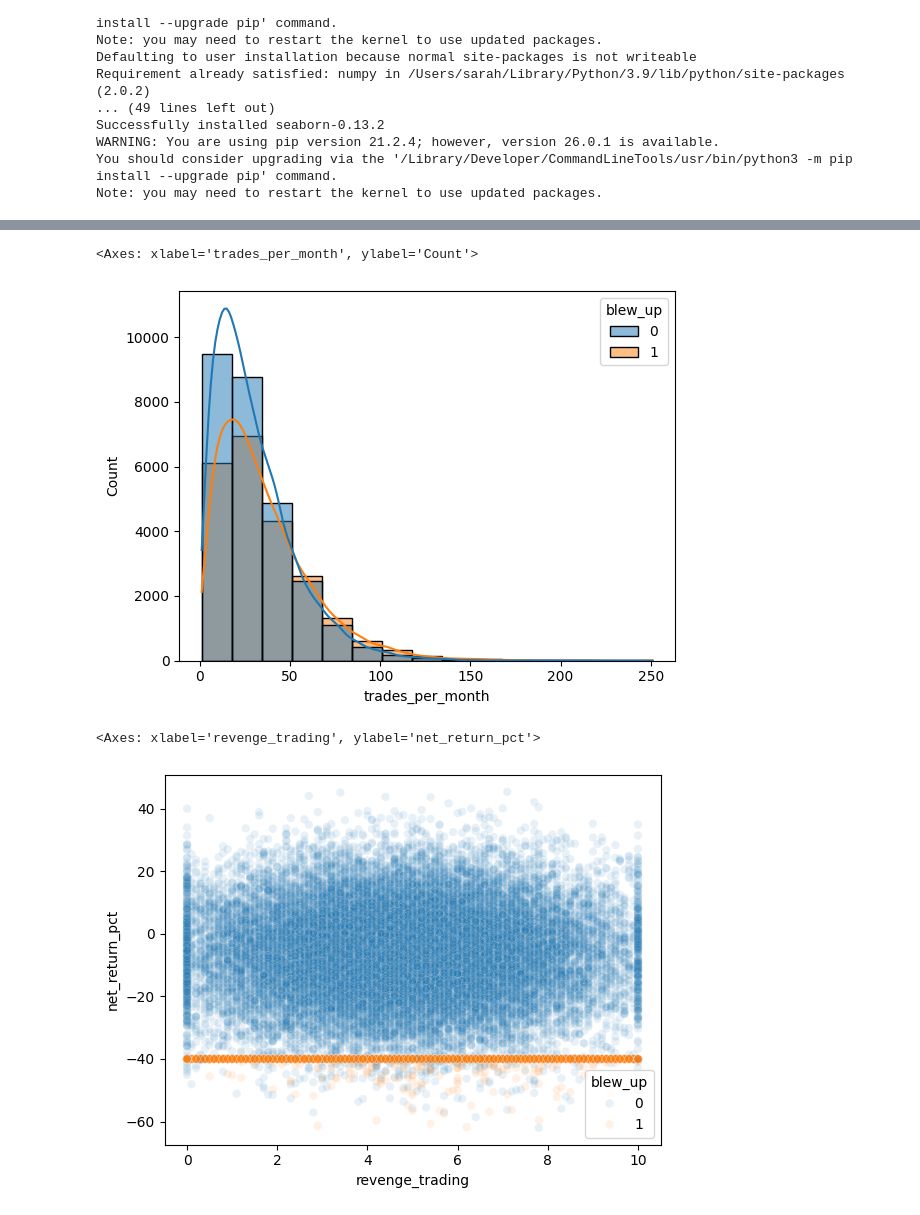
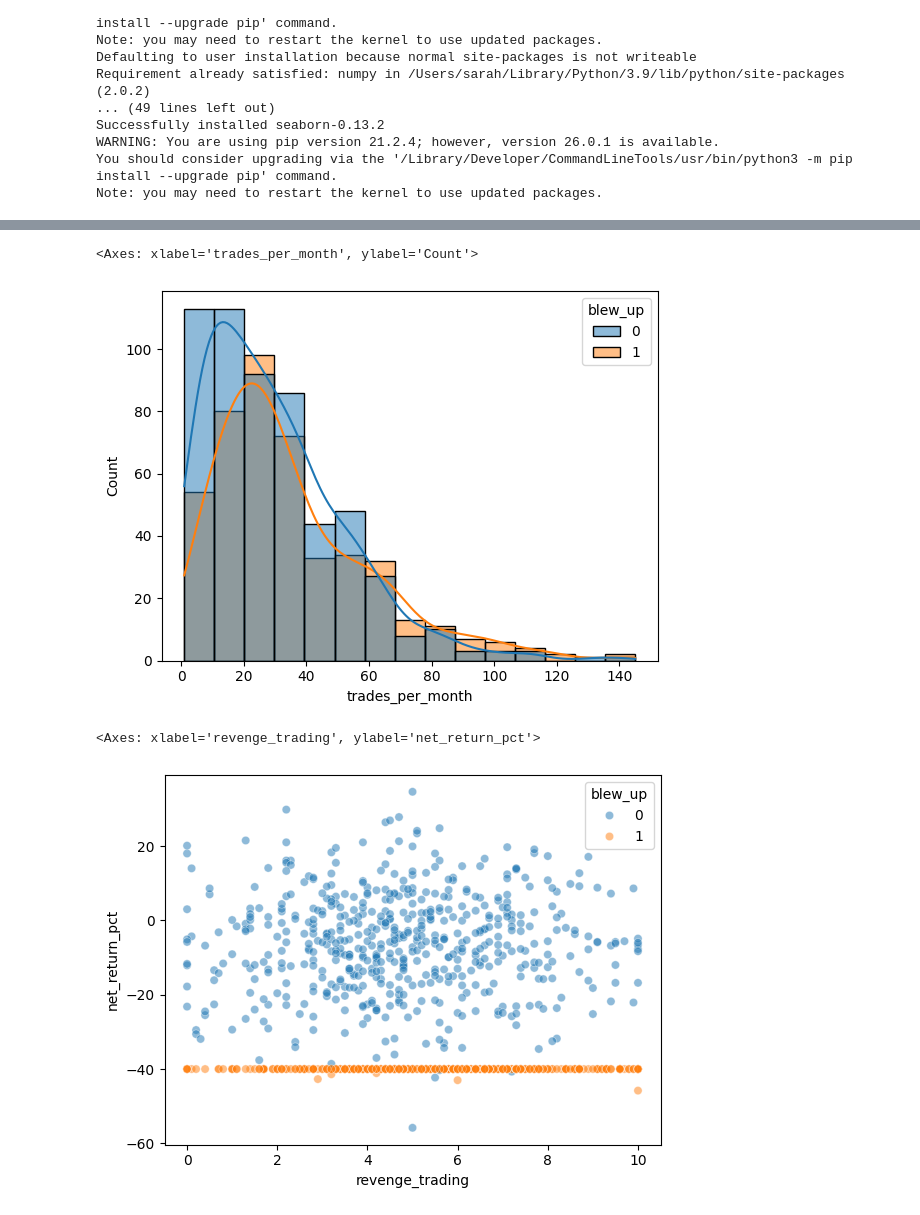
Before and after one commit to sarahmaisha/dat402retailtrading, a Jupyter notebook: 402p1.ipynb, the cells around one changed output, grey strips where cells are left out. Saved outputs shown, nothing was run; the diff lists cells and outputs as text; code cells hidden in the pictures.

Commit message:
randomly select 1000 pieces of data

```diff
--- a/402p1.ipynb
+++ b/402p1.ipynb
@@ -35,6 +35,7 @@ from sklearn.metrics import roc_auc_score
 
 random_seed = 42
 df = pd.read_csv("retail_trader_master.csv")
+df=df.sample(n=1000, random_state=random_seed)
 # %%
 display(df.head())
 display(df.isnull().sum())
@@ -110,12 +111,12 @@ loss=sns.boxplot(data=df, y='avg_loss_hold_days')
 sns.histplot(data=df, hue='blew_up', x='trades_per_month', bins=15, kde=True)
 # %% [output]
 <Axes: xlabel='trades_per_month', ylabel='Count'>
-[figure, old version]
+[figure, new version]
 # %%
-sns.scatterplot(data=df, x='revenge_trading', y='net_return_pct', alpha=0.1, hue='blew_up')
+sns.scatterplot(data=df, x='revenge_trading', y='net_return_pct', alpha=0.5, hue='blew_up')
 # %% [output]
 <Axes: xlabel='revenge_trading', ylabel='net_return_pct'>
-[figure, old version]
+[figure, new version]
 # %%
 sns.kdeplot(data=df, x='revenge_trading', hue='blew_up', fill=True, common_norm=False, alpha=0.5)
 # %% [output]
```
Also changed, not shown: parts of 4 cells of this notebook.
